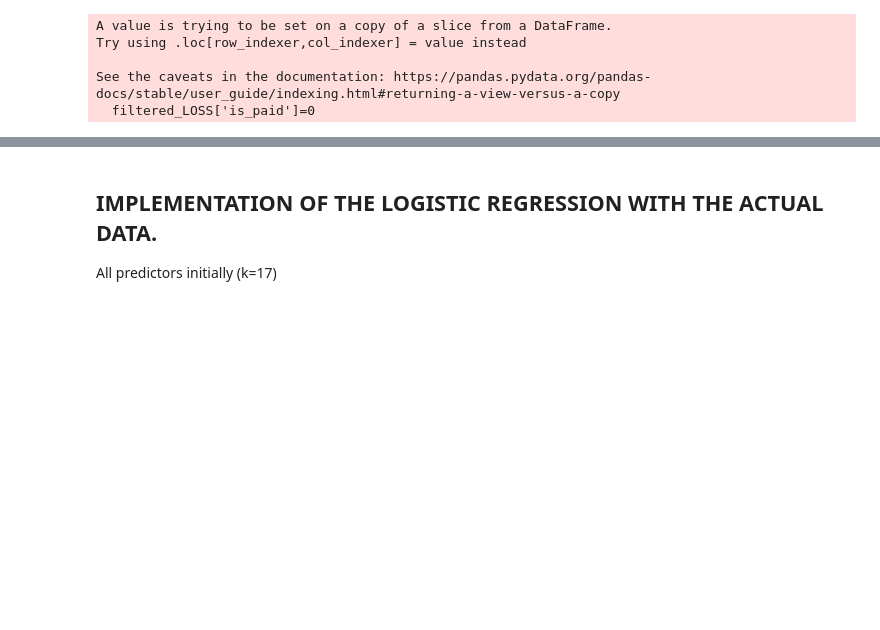
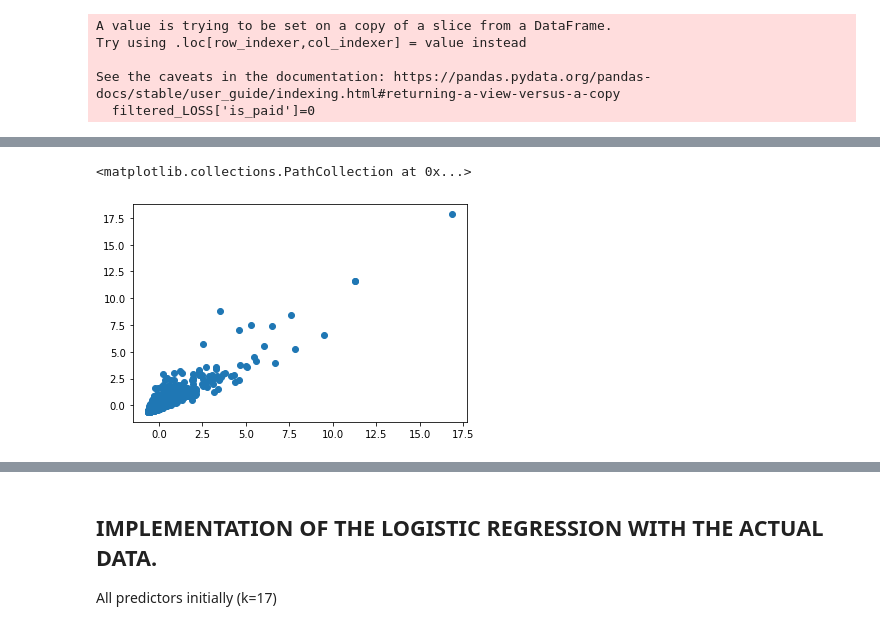
Before and after one commit to ainoal/machine_learning_project, a Jupyter notebook: machine_learning.ipynb, the cells around one changed output, grey strips where cells are left out. Saved outputs shown, nothing was run; the diff lists cells and outputs as text; code cells hidden in the pictures; blank space fills up the shorter version.

```diff
--- a/machine_learning.ipynb
+++ b/machine_learning.ipynb
@@ -263,0 +287,7 @@ valid_y = valid_y.reshape(-1, 1)
+# %%
+plt.scatter(pay_loss.NOI, pay_loss.PV_Ratio)
+# --> plt.scatter(pay_loss.Balance, pay_loss.PV_Ratio)
+# and plt.scatter(pay_loss.PV_Ratio, pay_loss.NOI_Ratio) also correlated
+# %% [output]
+<matplotlib.collections.PathCollection at 0x...>
+[figure, added]
```
Also changed, not shown: parts of 16 cells of this notebook.
